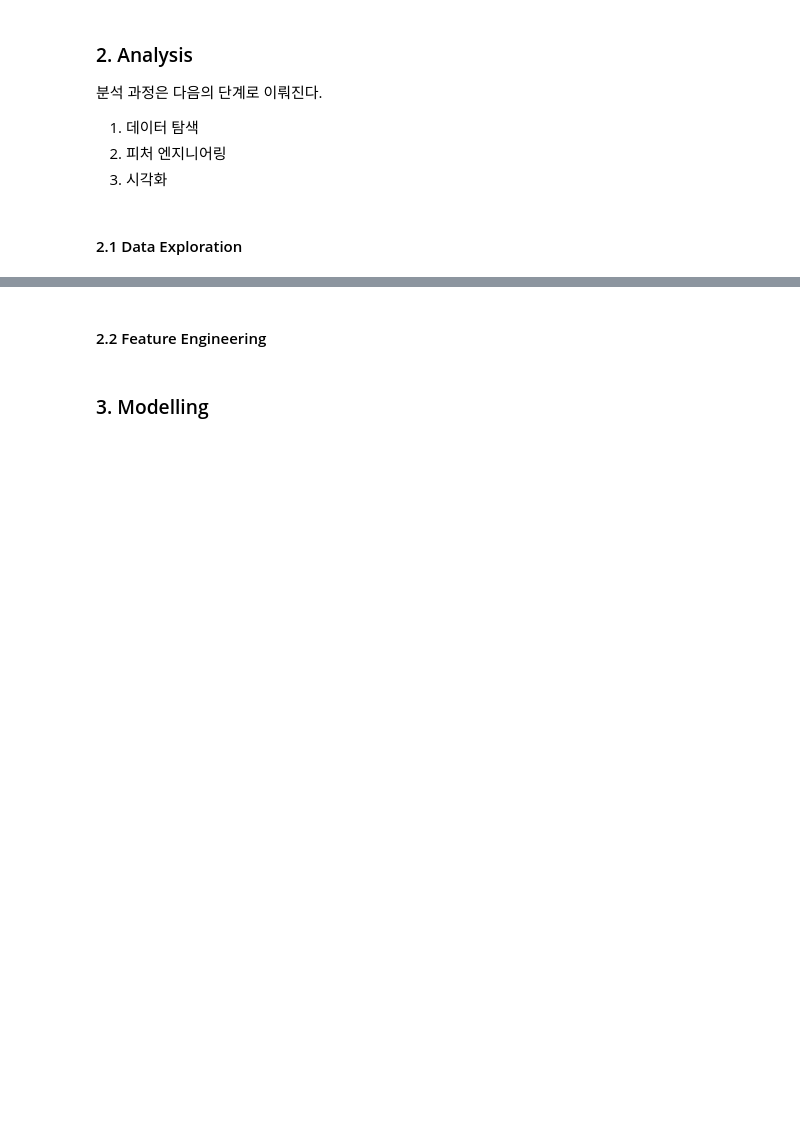
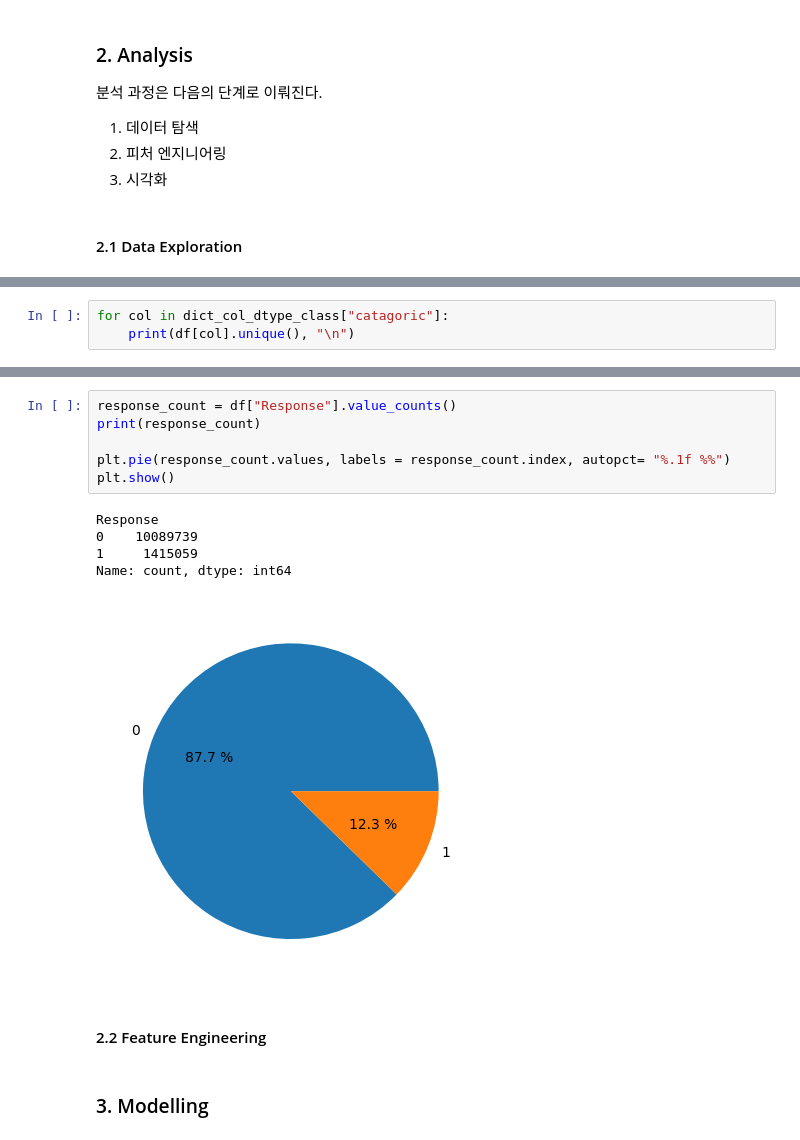
Before and after one commit to samscientist/study--Kaggle-playground-s4e7, a Jupyter notebook: kaggle-playground-s4e7.ipynb, the cells around one changed output, grey strips where cells are left out. Cells and saved outputs as stored; diff of their text form; blank space fills up the shorter version.

```diff
--- a/kaggle-playground-s4e7.ipynb
+++ b/kaggle-playground-s4e7.ipynb
@@ -209,3 +209,6 @@ df.describe().applymap(lambda x: f"{x:0.3f}")
 | 50% | 5752398.500 | 36.000 | 1.000 | 28.000 | 0.000 | 31824.000 | ... |
 | 75% | 8628597.750 | 49.000 | 1.000 | 35.000 | 1.000 | 39451.000 | ... |
 | max | 11504797.000 | 85.000 | 1.000 | 52.000 | 1.000 | 540165.000 | ... |
+# %%
+for col in dict_col_dtype_class["catagoric"]:
+    print(df[col].unique(), "\n")
@@ -258,3 +258,15 @@ plt.show()
+# %%
+response_count = df["Response"].value_counts()
+print(response_count)
+
+plt.pie(response_count.values, labels = response_count.index, autopct= "%.1f %%")
+plt.show()
+# %% [output]
+Response
+0    10089739
+1     1415059
+Name: count, dtype: int64
+[figure, added]
 # %% [markdown]
 #### 2.2 Feature Engineering
 # %% [markdown]
```
Also changed, not shown: parts of 21 cells of this notebook.
